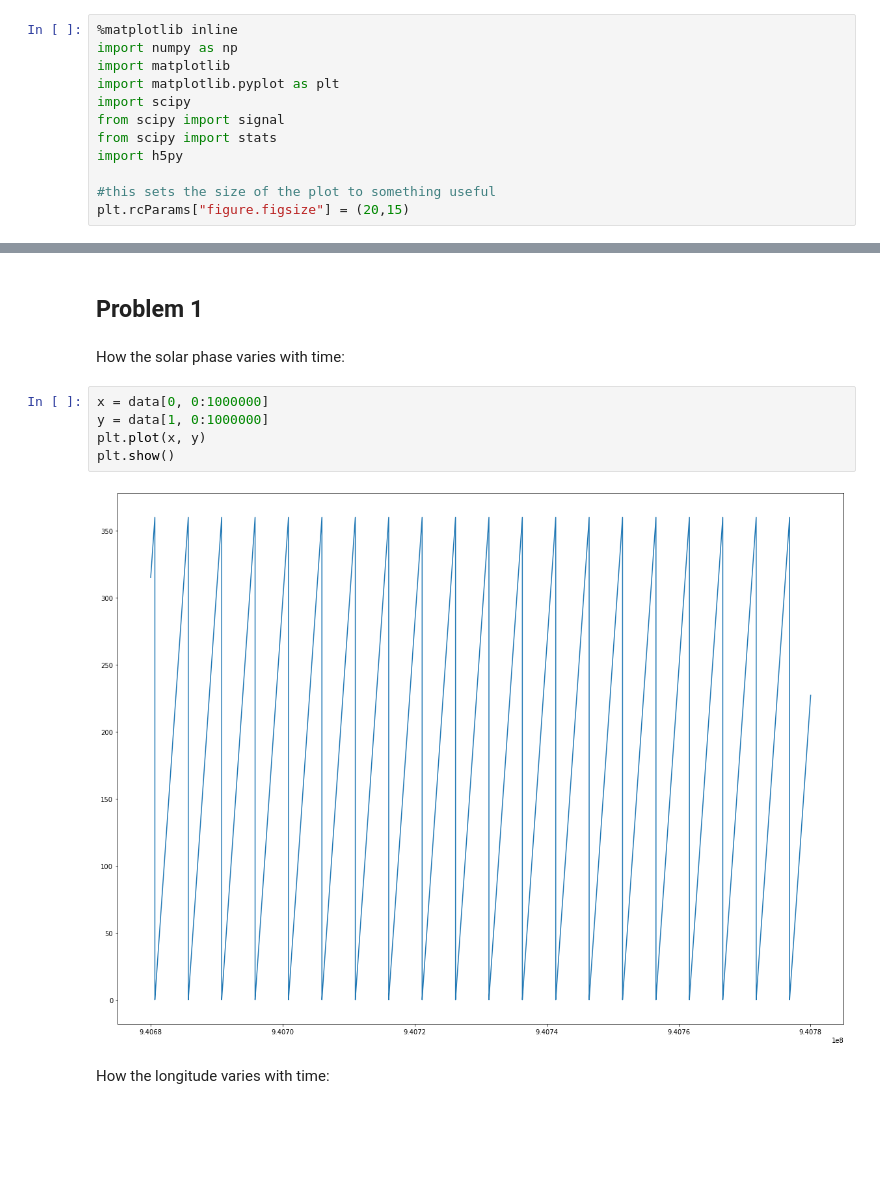
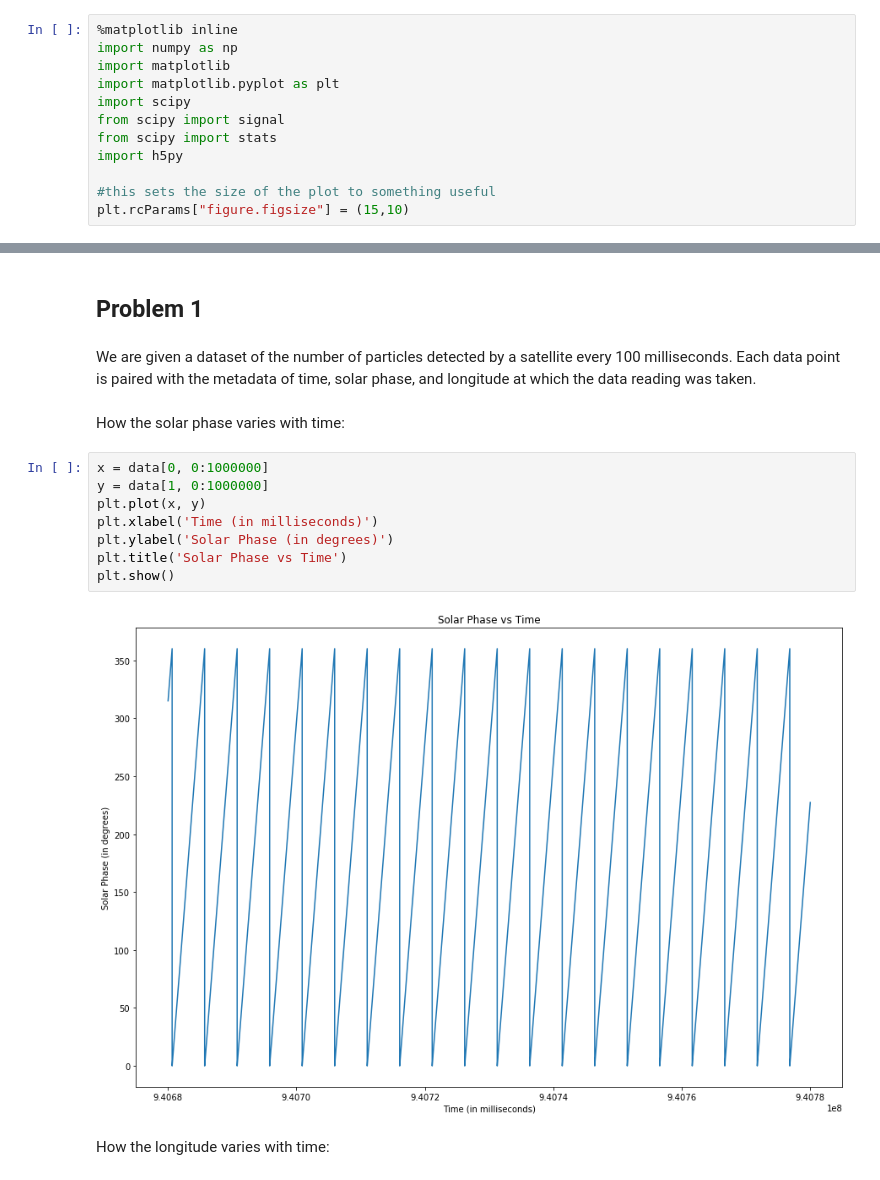
Before and after one commit to nroth12uw/Lab1_PHYS434, a Jupyter notebook: Lab4.ipynb, the cells around one changed output, grey strips where cells are left out. Saved outputs shown, nothing was run; the diff lists cells and outputs as text; blank space fills up the shorter version.

```diff
--- a/Lab4.ipynb
+++ b/Lab4.ipynb
@@ -9,7 +14,7 @@ from scipy import stats
 import h5py
 
 #this sets the size of the plot to something useful
-plt.rcParams["figure.figsize"] = (20,15)
+plt.rcParams["figure.figsize"] = (15,10)
 # %%
 hf = h5py.File('gammaray_lab4.h5', 'r')
 # %%
@@ -26,15 +31,20 @@ array([9.40680016e+08, 3.15000000e+02, 4.50000000e+01, 1.00000000e+01])
 hf.close()
 # %% [markdown]
 ## Problem 1
+# %% [markdown]
+We are given a dataset of the number of particles detected by a satellite every 100 milliseconds. Each data point is paired with the metadata of time, solar phase, and longitude at which the data reading was taken.
 # %% [markdown]
 How the solar phase varies with time:
 # %%
 x = data[0, 0:1000000]
 y = data[1, 0:1000000]
 plt.plot(x, y)
+plt.xlabel('Time (in milliseconds)')
+plt.ylabel('Solar Phase (in degrees)')
+plt.title('Solar Phase vs Time')
 plt.show()
 # %% [output]
-[figure, old version]
+[figure, new version]
 # %% [markdown]
 How the longitude varies with time:
 # %%
```
Also changed, not shown: parts of 33 cells of this notebook.
